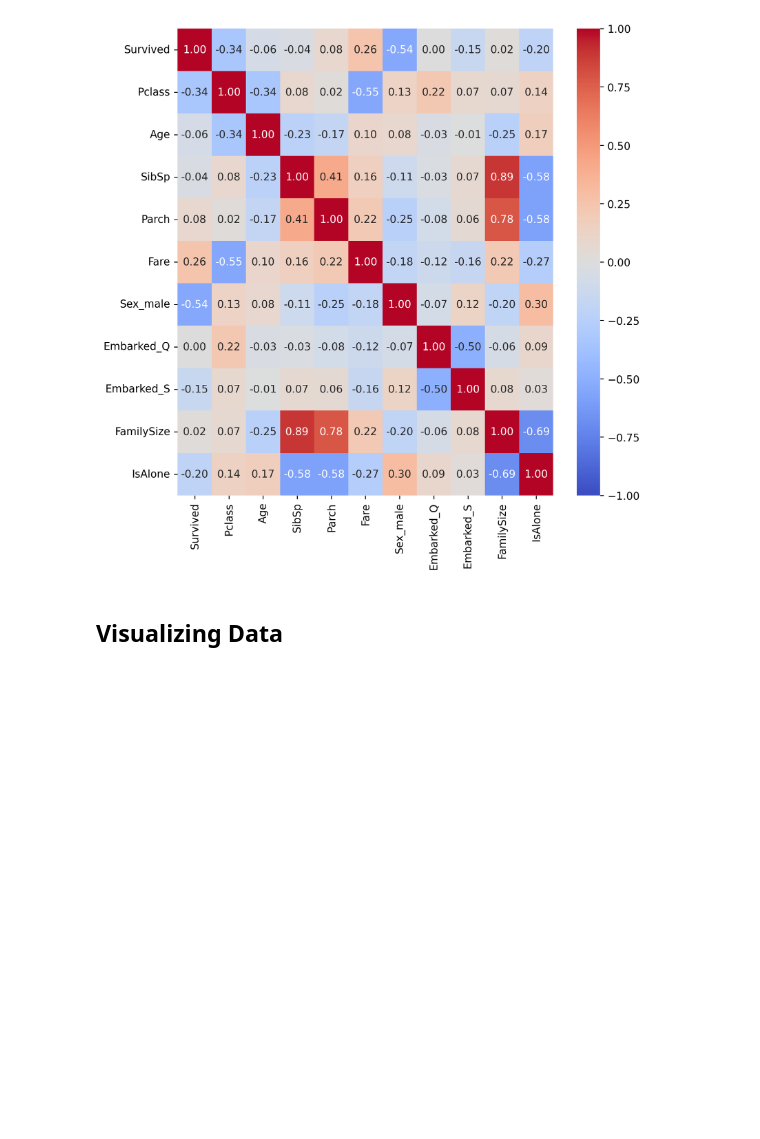
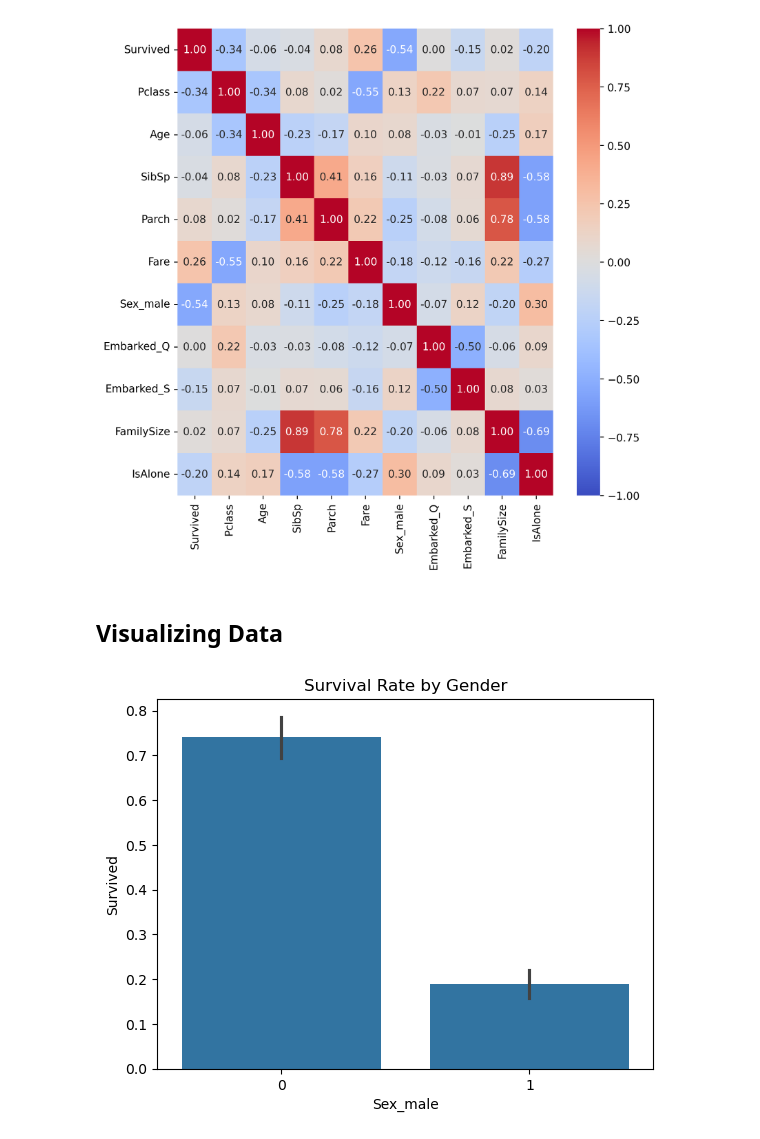
Before and after one commit to cmurray4492/PythonProjects, a Jupyter notebook: Machine_Learning/BlueLime/Titanic_Bluelime.ipynb, the cells around one changed output. Saved outputs shown, nothing was run; the diff lists cells and outputs as text; code cells hidden in the pictures; blank space fills up the shorter version.

```diff
--- a/Machine_Learning/BlueLime/Titanic_Bluelime.ipynb
+++ b/Machine_Learning/BlueLime/Titanic_Bluelime.ipynb
@@ -147,3 +147,9 @@ sns.heatmap(data=titanic_data.corr(), cmap="coolwarm", vmin=-1, vmax=1, annot=Tr
 [figure]
 # %% [markdown]
 ## Visualizing Data
+# %%
+sns.barplot(x='Sex_male', y='Survived', data=titanic_data)
+plt.title('Survival Rate by Gender')
+plt.show()
+# %% [output]
+[figure, added]
```
Also changed, not shown: parts of 7 cells of this notebook, 4 other files.
